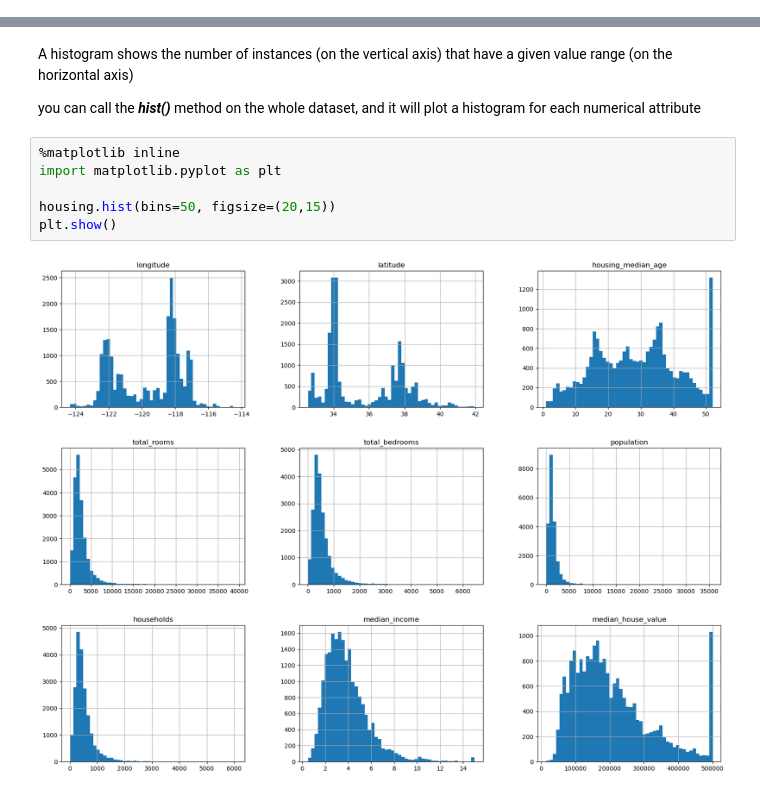
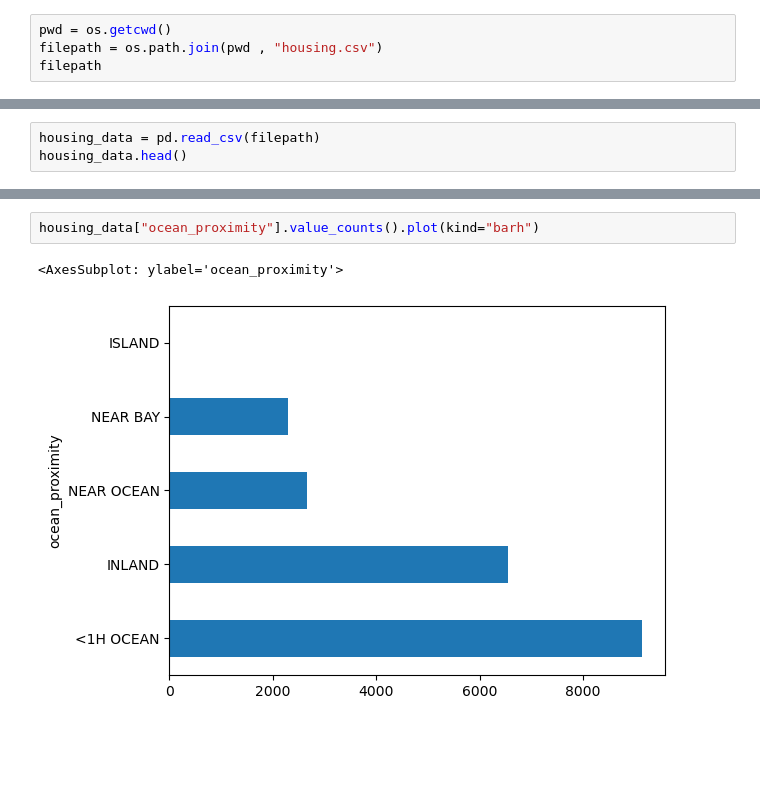
Before and after one commit to Tawheed-tariq/Machine-learning-course, a Jupyter notebook: Real Estate project/main.ipynb, the cells around one changed output, grey strips where cells are left out. Saved outputs shown, nothing was run; the diff lists cells and outputs as text; blank space fills up the shorter version.

```diff
--- a/Real Estate project/main.ipynb
+++ b/Real Estate project/main.ipynb
@@ -35,0 +7,4 @@ housing.head()
+# %%
+pwd = os.getcwd()
+filepath = os.path.join(pwd , "housing.csv")
+filepath
@@ -35,0 +13,3 @@ housing.head()
+# %%
+housing_data = pd.read_csv(filepath)
+housing_data.head()
@@ -77,15 +52,8 @@ housing.describe()
 | 50% | -118.490000 | 34.260000 | 29.000000 | 2127.000000 | 435.000000 | 1166.000000 | 409.000000 | ... |
 | 75% | -118.010000 | 37.710000 | 37.000000 | 3148.000000 | 647.000000 | 1725.000000 | 605.000000 | ... |
 | max | -114.310000 | 41.950000 | 52.000000 | 39320.000000 | 6445.000000 | 35682.000000 | 6082.000000 | ... |
-# %% [markdown]
-A histogram shows the number of instances (on the vertical axis) that have a given value range (on the horizontal axis)
-
-you can call the ***hist()*** method on the whole dataset, and it will plot a histogram for each numerical attribute
-# %%
-%matplotlib inline
-import matplotlib.pyplot as plt
-
-housing.hist(bins=50, figsize=(20,15))
-plt.show()
-# %% [output]
-[figure, removed]
+# %%
+housing_data["ocean_proximity"].value_counts().plot(kind="barh")
+# %% [output]
+<AxesSubplot: ylabel='ocean_proximity'>
+[figure, added]
```
Also changed, not shown: parts of 17 cells of this notebook, 4 other files.
